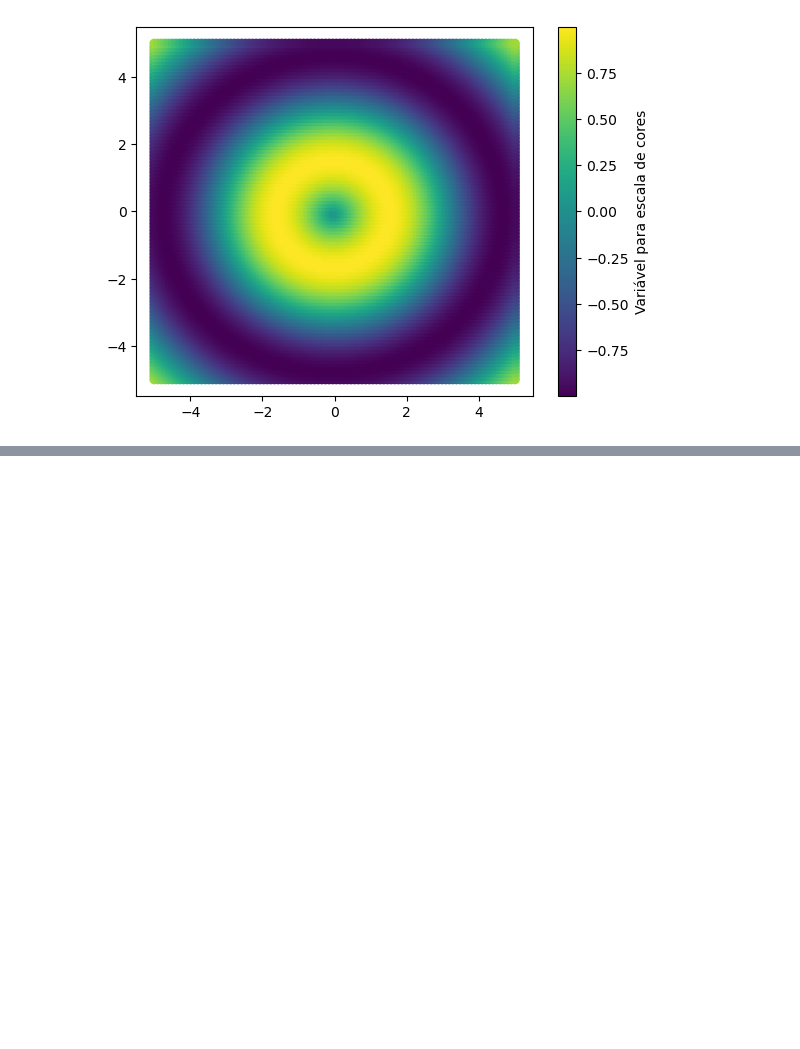
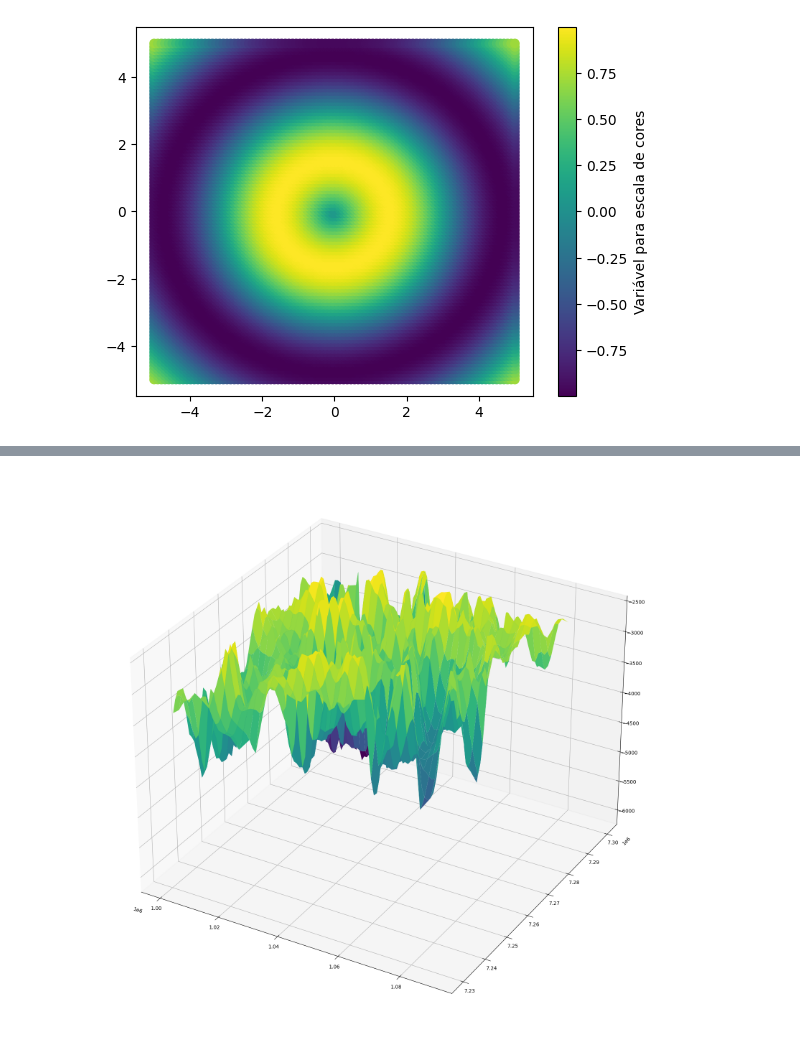
Before and after one commit to lucterres/cmp264, a Jupyter notebook: 3d curve.ipynb, the cells around one changed output, grey strips where cells are left out. Cells and saved outputs as stored; diff of their text form; code cells hidden in the pictures; blank space fills up the shorter version.

```diff
--- a/3d curve.ipynb
+++ b/3d curve.ipynb
@@ -161,0 +107,11 @@ z      veloc
+# %%
+# Crie uma figura
+fig = plt.figure(figsize=(20, 20))
+# Adicione um gráfico 3D à figura
+ax = fig.add_subplot(111, projection='3d')
+# Plote a superfície
+ax.plot_surface(X, Y, Z, cmap='viridis')
+# Mostre o gráfico
+plt.show()
+# %% [output]
+[figure, added]
```
Also changed, not shown: parts of 16 cells of this notebook, 4 other files.
